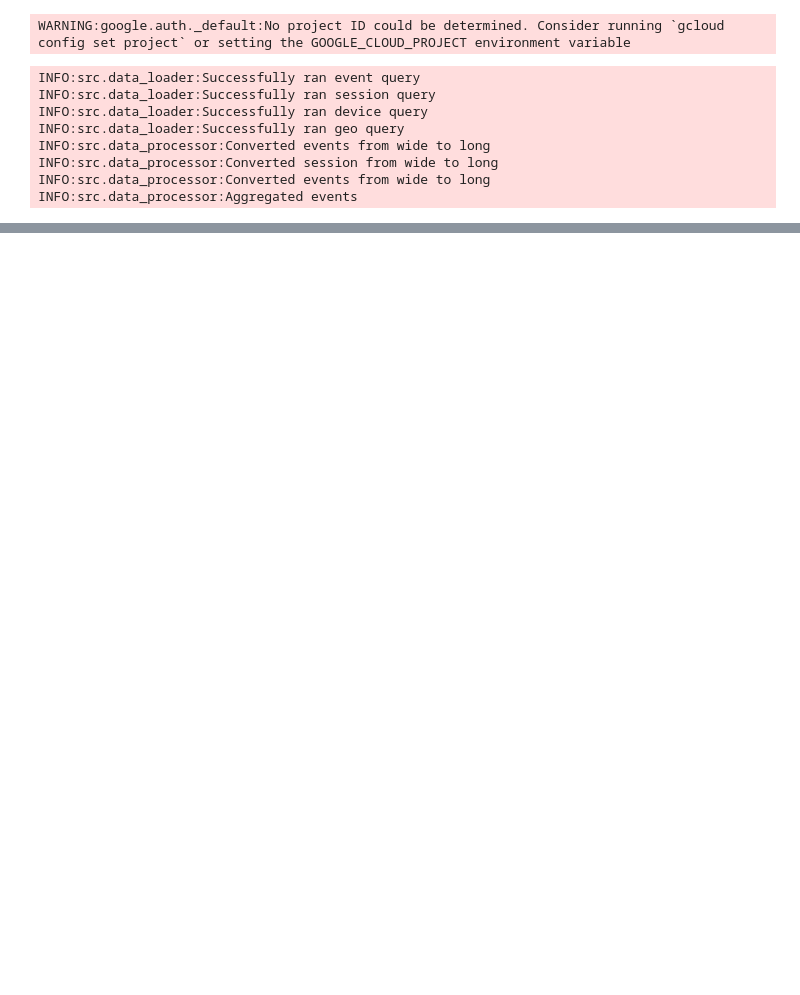
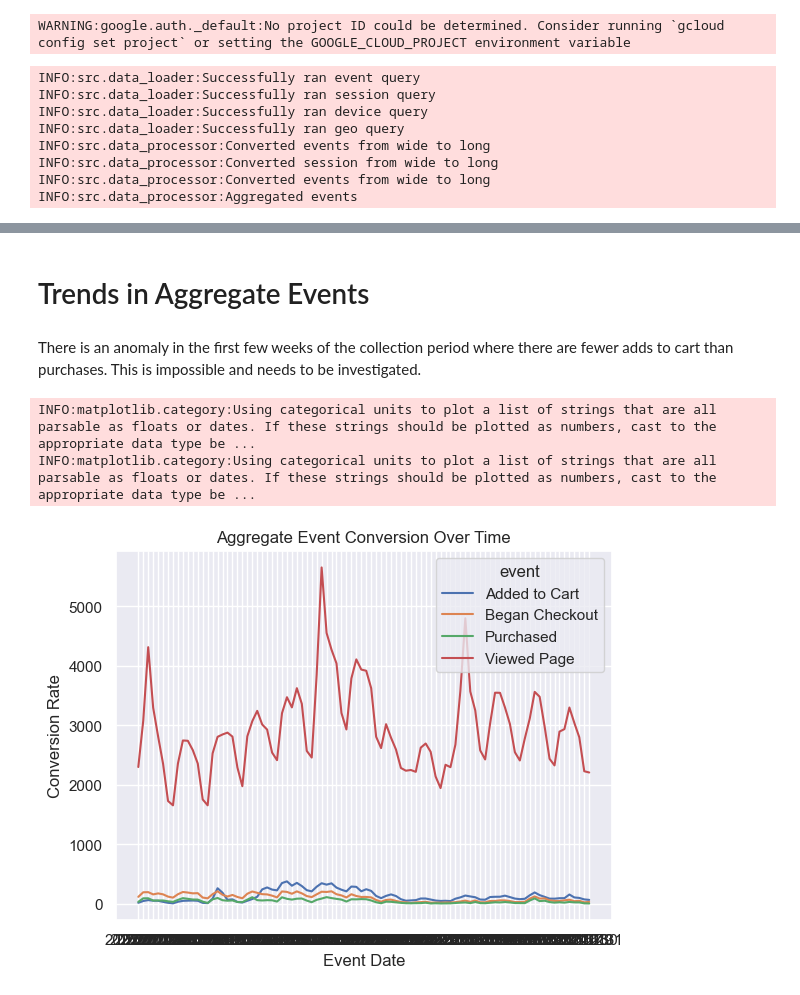
Before and after one commit to SJBales/ecommerce-funnel-analysis, a Jupyter notebook: notebooks/final_output.ipynb, the cells around one changed output, grey strips where cells are left out. Saved outputs shown, nothing was run; the diff lists cells and outputs as text; code cells hidden in the pictures; blank space fills up the shorter version.

```diff
--- a/notebooks/final_output.ipynb
+++ b/notebooks/final_output.ipynb
@@ -43,0 +56,10 @@ visualizer.plot_conversion_rate(remove_pageview=True)
+# %% [markdown]
+# Trends in Aggregate Events
+# %% [markdown]
+There is an anomaly in the first few weeks of the collection period where there are fewer adds to cart than purchases. This is impossible and needs to be investigated.
+# %%
+visualizer.plot_conversion_events_over_time()
+# %% [output]
+INFO:matplotlib.category:Using categorical units to plot a list of strings that are all parsable as floats or dates. If these strings should be plotted as numbers, cast to the appropriate data type be ...
+INFO:matplotlib.category:Using categorical units to plot a list of strings that are all parsable as floats or dates. If these strings should be plotted as numbers, cast to the appropriate data type be ...
+[figure, added]
```
Also changed, not shown: parts of 12 cells of this notebook.
